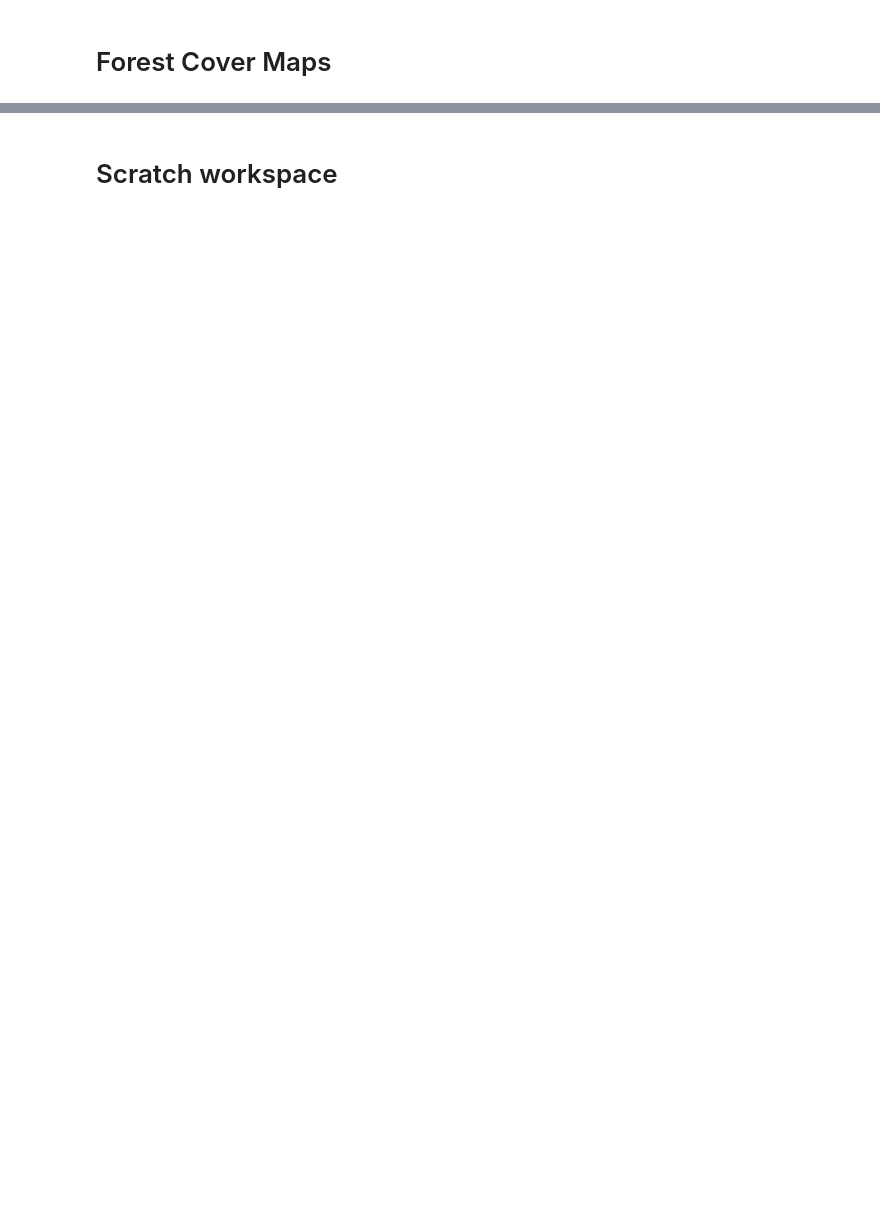
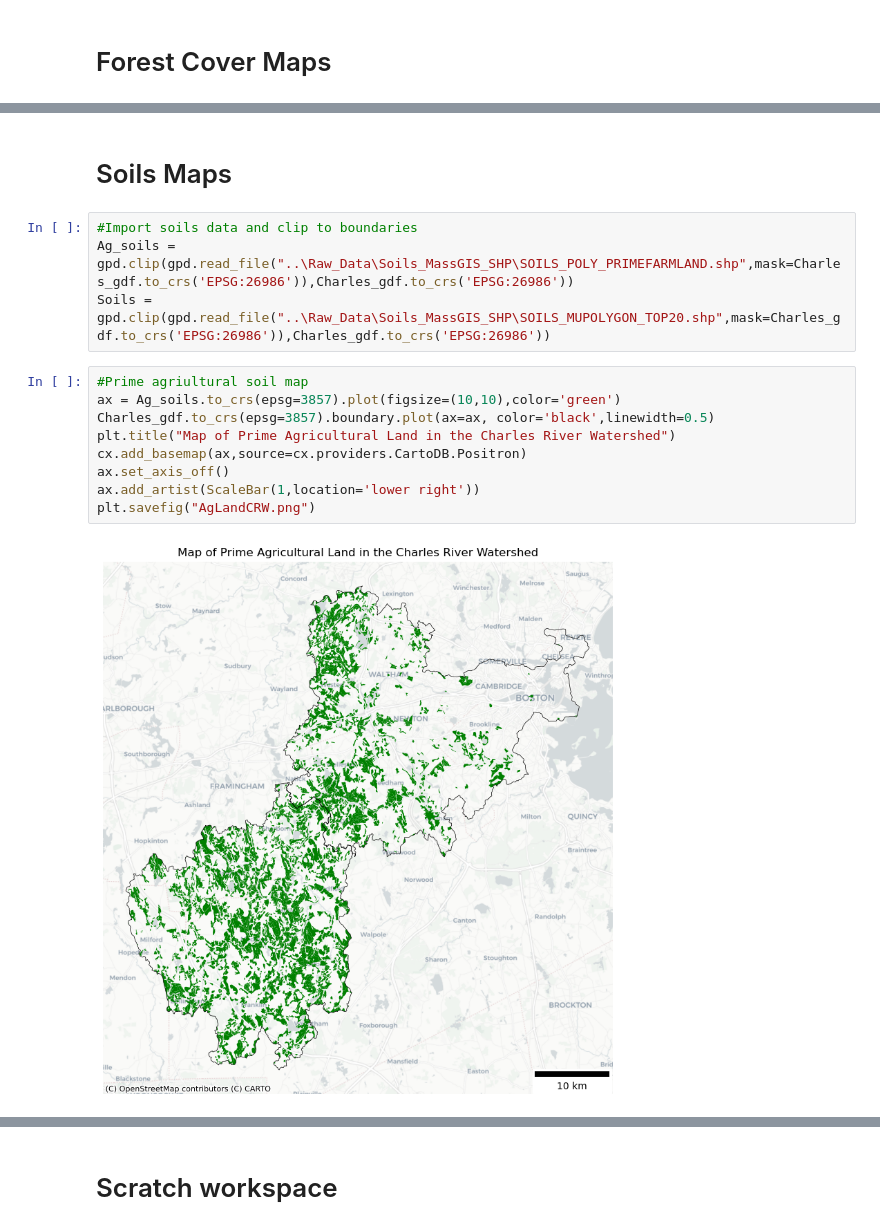
Before and after one commit to chad-fisher/CRWA-Regional-Tree-Planting-and-Protection-Plan, a Jupyter notebook: CodeNotebook.ipynb, the cells around one changed output, grey strips where cells are left out. Saved outputs shown, nothing was run; the diff lists cells and outputs as text; blank space fills up the shorter version.

```diff
--- a/CodeNotebook.ipynb
+++ b/CodeNotebook.ipynb
@@ -120,3 +120,20 @@ for i in range(2000,2021):
 
 
 ########### Need to figure out how to export as static maps not HTMLs #################
+# %% [markdown]
+# Soils Maps
+# %%
+#Import soils data and clip to boundaries
+Ag_soils = gpd.clip(gpd.read_file("..\Raw_Data\Soils_MassGIS_SHP\SOILS_POLY_PRIMEFARMLAND.shp",mask=Charles_gdf.to_crs('EPSG:26986')),Charles_gdf.to_crs('EPSG:26986'))
+Soils = gpd.clip(gpd.read_file("..\Raw_Data\Soils_MassGIS_SHP\SOILS_MUPOLYGON_TOP20.shp",mask=Charles_gdf.to_crs('EPSG:26986')),Charles_gdf.to_crs('EPSG:26986'))
+# %%
+#Prime agriultural soil map
+ax = Ag_soils.to_crs(epsg=3857).plot(figsize=(10,10),color='green')
+Charles_gdf.to_crs(epsg=3857).boundary.plot(ax=ax, color='black',linewidth=0.5)
+plt.title("Map of Prime Agricultural Land in the Charles River Watershed")
+cx.add_basemap(ax,source=cx.providers.CartoDB.Positron)
+ax.set_axis_off()
+ax.add_artist(ScaleBar(1,location='lower right'))
+plt.savefig("AgLandCRW.png")
+# %% [output]
+[figure, added]
```
Also changed, not shown: parts of 15 cells of this notebook, 23 other files.
